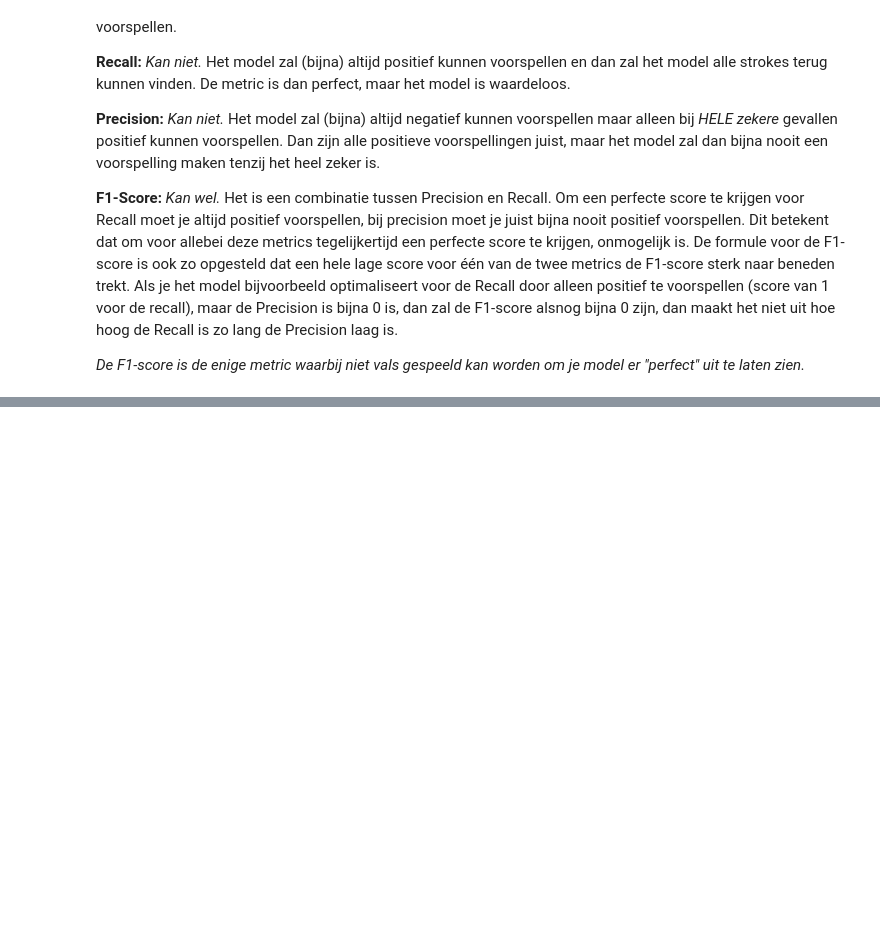
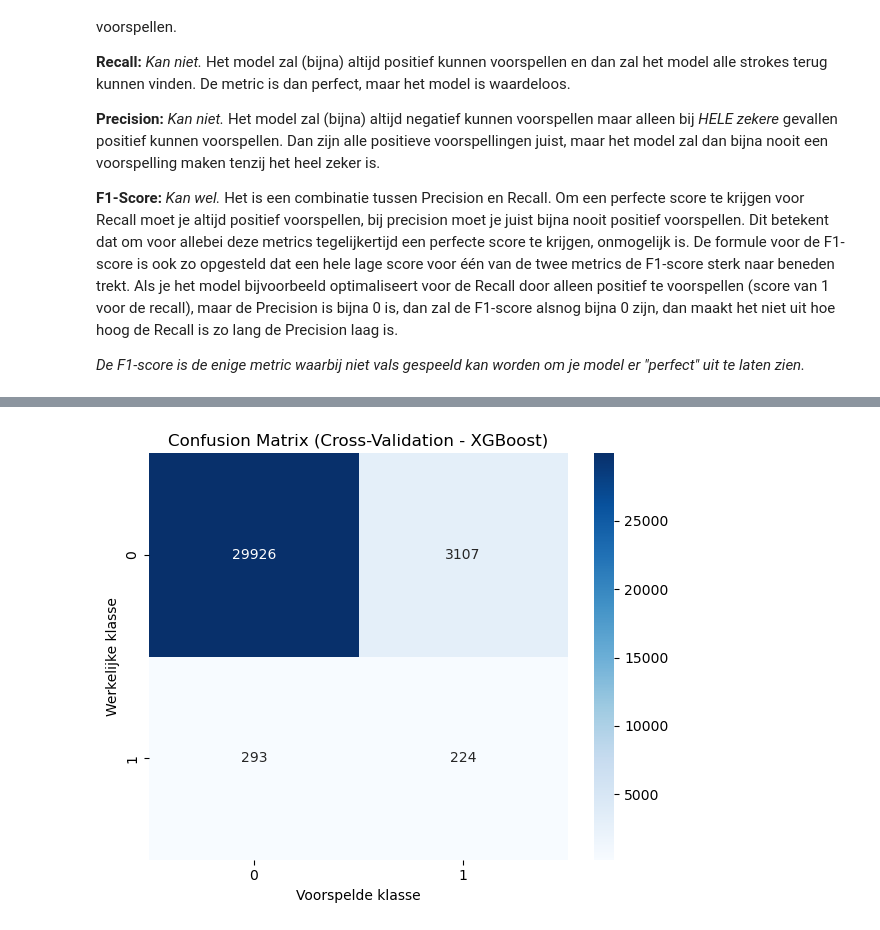
Before and after one commit to ikkekoe08/machine-learning, a Jupyter notebook: portfolio.ipynb, the cells around one changed output, grey strips where cells are left out. Saved outputs shown, nothing was run; the diff lists cells and outputs as text; code cells hidden in the pictures; blank space fills up the shorter version.

```diff
--- a/portfolio.ipynb
+++ b/portfolio.ipynb
@@ -474,0 +834,76 @@ De beste manier om dit uit te leggen, is omdat het mogelijk is om bij elk andere
+# %%
+import os
+import matplotlib.pyplot as plt
+import seaborn as sns
+from sklearn.metrics import classification_report, confusion_matrix
+from sklearn.model_selection import (
+    GridSearchCV,
+    StratifiedKFold,
+    cross_val_predict,
+)
+from xgboost import XGBClassifier
+
+# Voorkom de joblib/loky waarschuwing op Windows
+os.environ["LOKY_MAX_CPU_COUNT"] = "4"
+
+# 1. Dataset laden (vervang 'train' door jouw geladen DataFrame)
+# train = pd.read_csv("data.csv")
+X_train, y_train = train.drop(columns=["stroke"]), train["stroke"]
+
+# 2. Klasse-imbalans verhouding berekenen voor XGBoost
+# XGBoost gebruikt scale_pos_weight i.p.v. class_weight="balanced"
+scale_pos_weight_value = (len(y_train) - sum(y_train)) / sum(y_train)
+
+# 3. GridSearch instellen met F1-score als evaluatiemetriek
+xgb_model = XGBClassifier(random_state=42, eval_metric="logloss")
+
+param_grid = {
+    "n_estimators": [100, 200],
+    "max_depth": [3, 5, 10],
+    "learning_rate": [0.01, 0.05, 0.1],
+    "subsample": [0.8, 1.0],
+    "scale_pos_weight": [1, scale_pos_weight_value],  # Optimaliseert F1-score bij ongemiddelde klassen
+}
+
+cv = StratifiedKFold(n_splits=5, shuffle=True, random_state=42)
+
+grid_search = GridSearchCV(
+    estimator=xgb_model,
+    param_grid=param_grid,
+    cv=cv,
+    scoring="f1",  # Optimaliseert specifiek op F1-score
+
+)
+
+grid_search.fit(X_train, y_train)
+
+# 4. Beste F1-score en parameters printen
+print(f"Beste F1-score (macro) uit GridSearch: {grid_search.best_score_:.4f}")
+print(f"Beste parameters: {grid_search.best_params_}\n")
+
+# 5. Out-of-fold voorspellingen genereren op de trainingsset
+best_xgb = grid_search.best_estimator_
+y_pred = cross_val_predict(best_xgb, X_train, y_train, cv=cv)
+
+# 6. Volledig overzicht van metrieken (Accuracy, Precision, Recall, F1-score)
+print("=== Volledig Evaluatierapport (Cross-Validation) ===")
+print(classification_report(y_train, y_pred, digits=4))
+
+# 7. Confusion matrix berekenen en visualiseren
+cm = confusion_matrix(y_train, y_pred)
+
+plt.figure(figsize=(6, 5))
+sns.heatmap(
+    cm,
+    annot=True,
+    fmt="d",
+    cmap="Blues",
+    xticklabels=[0, 1],
+    yticklabels=[0, 1],
+)
+plt.title("Confusion Matrix (Cross-Validation - XGBoost)")
+plt.xlabel("Voorspelde klasse")
+plt.ylabel("Werkelijke klasse")
+plt.tight_layout()
+plt.show()
+# %% [output]
@@ -474,0 +922 @@ De beste manier om dit uit te leggen, is omdat het mogelijk is om bij elk andere
+[figure, added]
```
Also changed, not shown: parts of 21 cells of this notebook.
